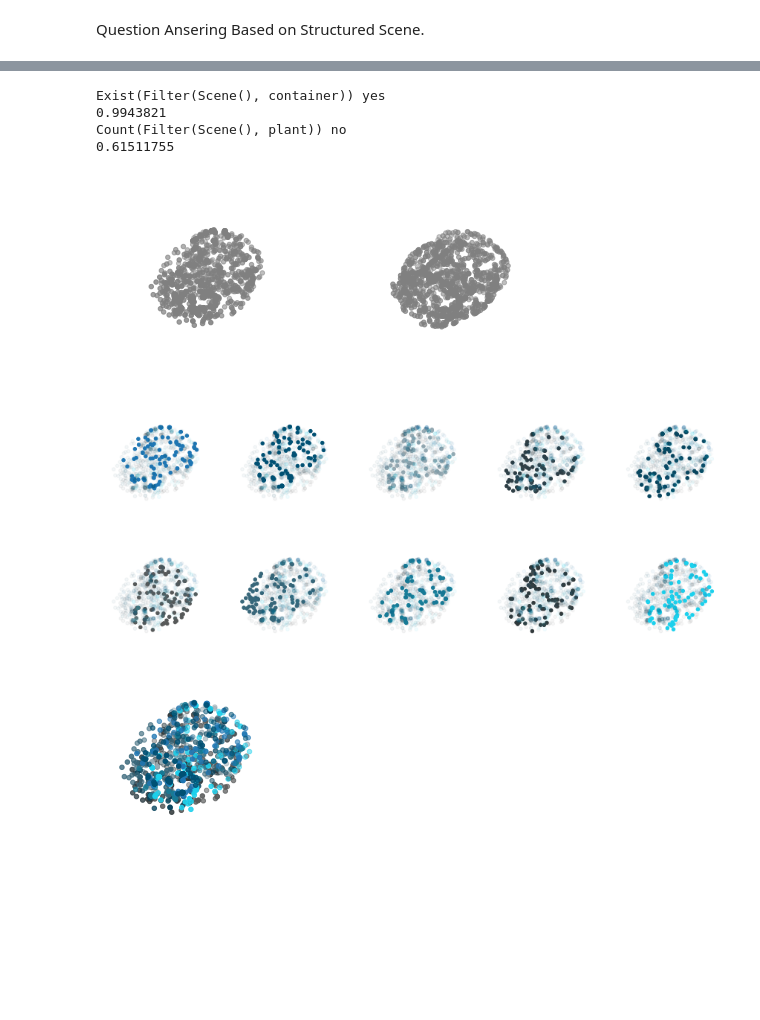
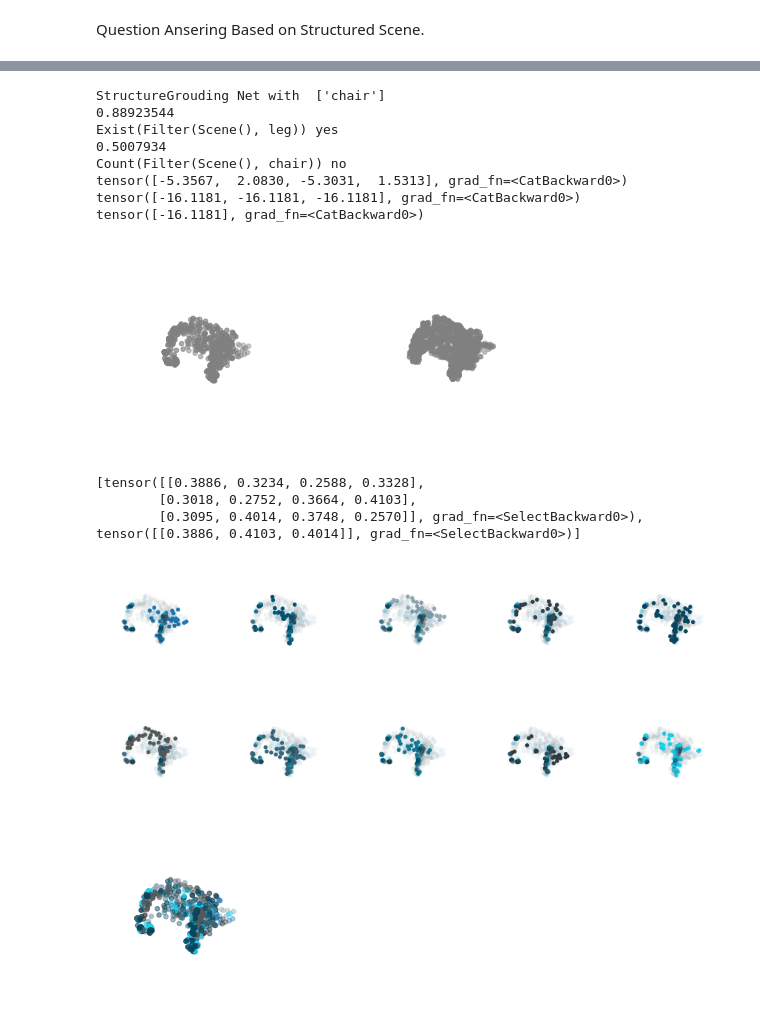
Before and after one commit to ZongjingLi/Hierarchical-Learner, a Jupyter notebook: HierarchyLearner/demoseq.ipynb, the cells around one changed output, grey strips where cells are left out. Saved outputs shown, nothing was run; the diff lists cells and outputs as text; code cells hidden in the pictures; blank space fills up the shorter version.

```diff
--- a/HierarchyLearner/demoseq.ipynb
+++ b/HierarchyLearner/demoseq.ipynb
@@ -306,42 +319,55 @@ base_features = model.feature2concept(base_features)
 visualize_pointcloud(input_pcs)
 #visualize_pointcloud_components(components[0].detach())
 
 scene_struct = model.build_scene(base_features)
 
 scores,features,connections = load_scene(scene_struct, 0)
 
 kwargs = {"features":features,
         "end":scores,
         "connections":connections}
 
 
 qa_programs = [
-    "exist(filter(scene(),container))",
-    "count(filter(scene(),plant))",
+    "exist(filter(scene(),leg))",
+    "count(filter(scene(),chair))",
+    "filter(scene(),leg)",
     ]
 answers = [
-    "yes","no"
+    "yes","no","na","na"
 ]
 
 language_loss = 0.0
 model.executor.effective_level = 1
 for i,q in enumerate(qa_programs):
         answer = answers[i]
 
         q = model.executor.parse(q)
 
 
         o = model.executor(q, **kwargs)
 
-        print(q,answer)
-        print(o["end"].sigmoid().detach().numpy())
+
+        if isinstance(o["end"],list):
+            for item in o["end"]:print(item)
+        else:
+            print(o["end"].sigmoid().detach().numpy())
+            print(q,answer)
 plt.show()
 visualize_pointcloud_components(components[0].detach())
+print(connections)
 # %% [output]
-Exist(Filter(Scene(), container)) yes
-0.9943821
-Count(Filter(Scene(), plant)) no
-0.61511755
+StructureGrouding Net with  ['chair']
+0.88923544
+Exist(Filter(Scene(), leg)) yes
+0.5007934
+Count(Filter(Scene(), chair)) no
+tensor([-5.3567,  2.0830, -5.3031,  1.5313], grad_fn=<CatBackward0>)
+tensor([-16.1181, -16.1181, -16.1181], grad_fn=<CatBackward0>)
+tensor([-16.1181], grad_fn=<CatBackward0>)
-[figure, old version]
+[figure, new version]
+[tensor([[0.3886, 0.3234, 0.2588, 0.3328],
+        [0.3018, 0.2752, 0.3664, 0.4103],
+        [0.3095, 0.4014, 0.3748, 0.2570]], grad_fn=<SelectBackward0>), tensor([[0.3886, 0.4103, 0.4014]], grad_fn=<SelectBackward0>)]
-[figure, old version]
+[figure, new version]
-[figure, old version]
+[figure, new version]
```
Also changed, not shown: parts of 8 cells of this notebook, 6 other files.
